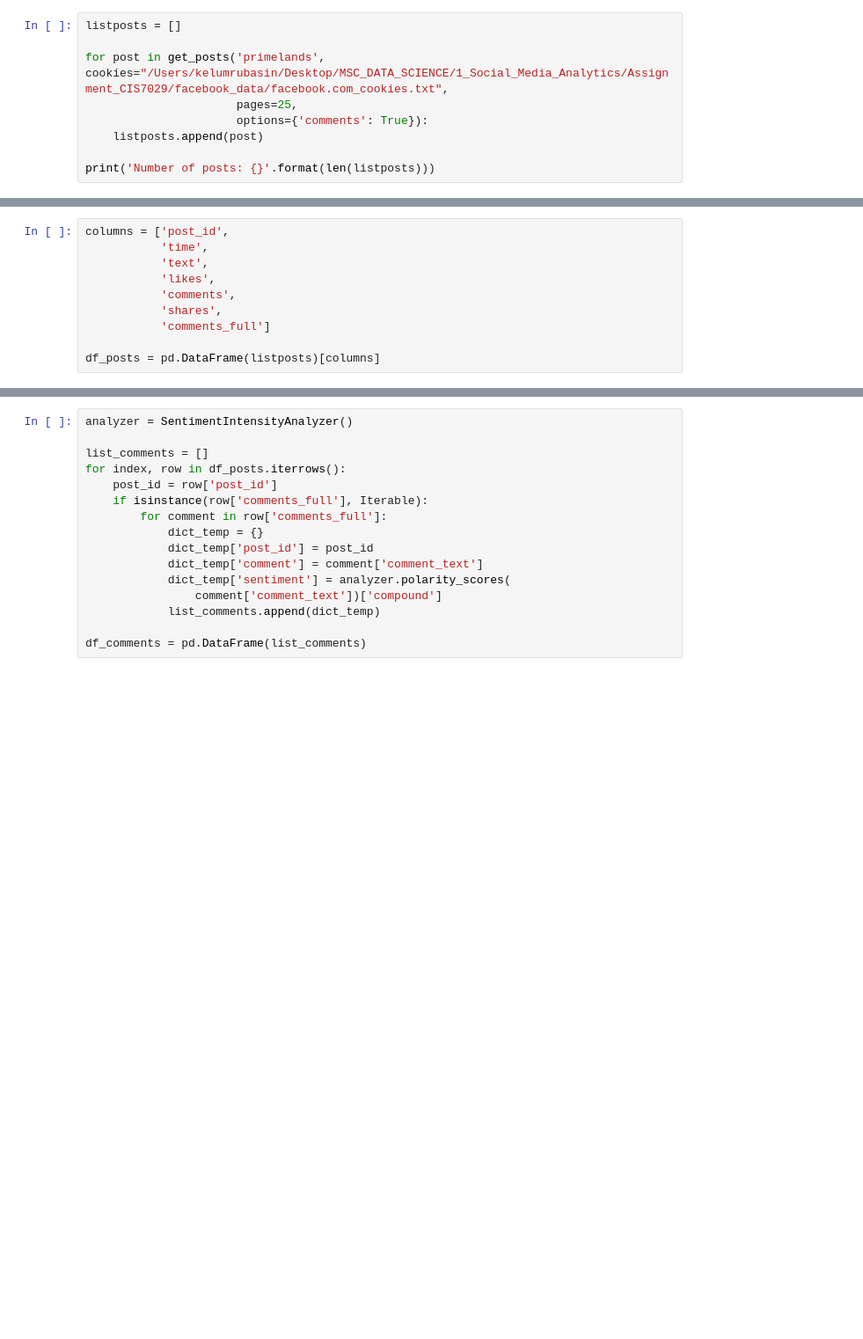
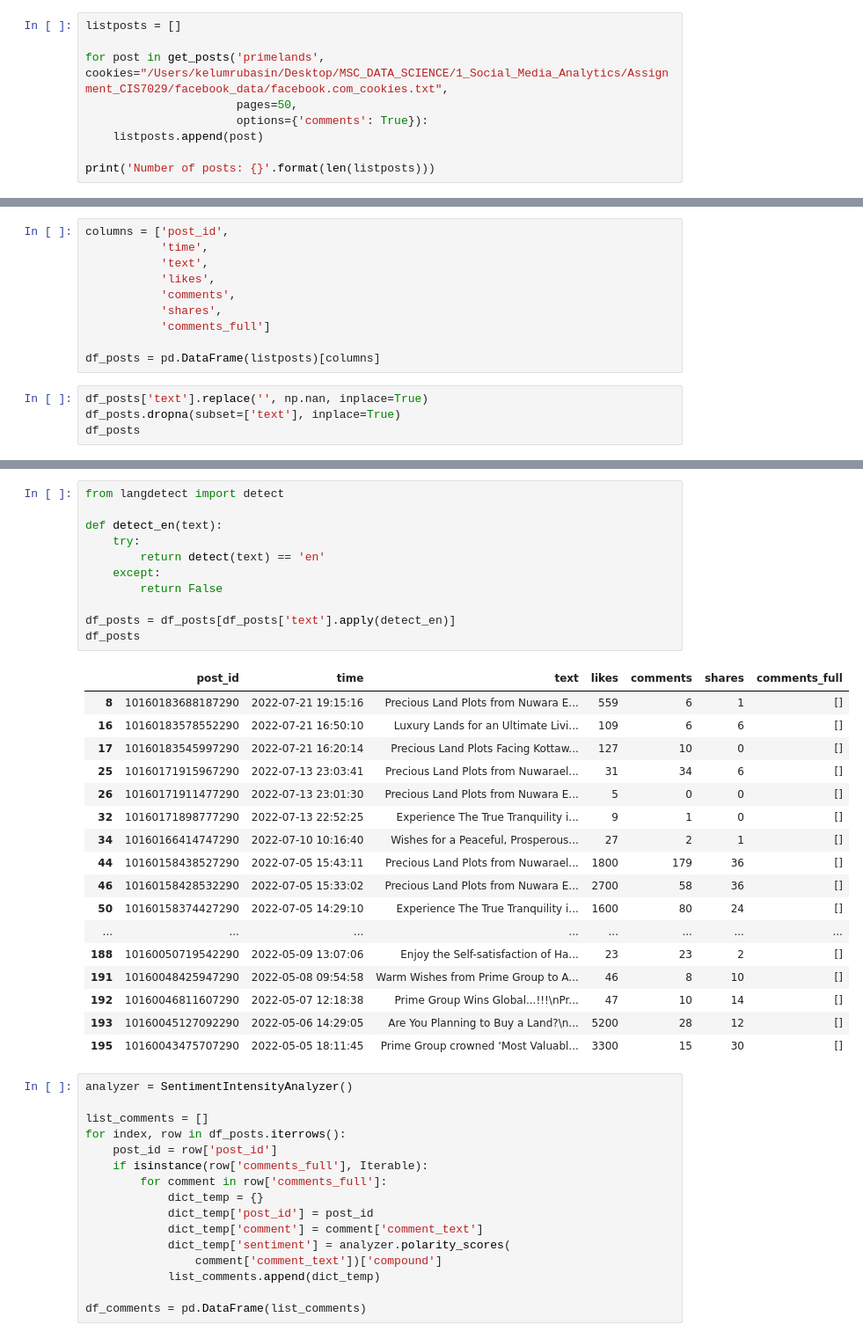
Before and after one commit to kelumKP/CIS7029, a Jupyter notebook: facebook_data/primelands.ipynb, the cells around one changed output, grey strips where cells are left out. Shown: that part at 88% size. Saved outputs shown, nothing was run; the diff lists cells and outputs as text; blank space fills up the shorter version.

```diff
--- a/facebook_data/primelands.ipynb
+++ b/facebook_data/primelands.ipynb
@@ -19,7 +19,7 @@ import statsmodels.api as sm
 listposts = []
 
 for post in get_posts('primelands', cookies="/Users/kelumrubasin/Desktop/MSC_DATA_SCIENCE/1_Social_Media_Analytics/Assignment_CIS7029/facebook_data/facebook.com_cookies.txt",
-                      pages=25,
+                      pages=50,
                       options={'comments': True}):
     listposts.append(post)
 
@@ -36,3 +36,7 @@ columns = ['post_id',
            'comments_full']
 
 df_posts = pd.DataFrame(listposts)[columns]
+# %%
+df_posts['text'].replace('', np.nan, inplace=True)
+df_posts.dropna(subset=['text'], inplace=True)
+df_posts
@@ -39,3 +57,32 @@ df_posts = pd.DataFrame(listposts)[columns]
+# %%
+from langdetect import detect
+
+def detect_en(text):
+    try:
+        return detect(text) == 'en'
+    except:
+        return False
+
+df_posts = df_posts[df_posts['text'].apply(detect_en)]
+df_posts
+# %% [output]
+|  | post_id | time | text | likes | comments | shares | comments_full |
+| 8 | 10160183688187290 | 2022-07-21 19:15:16 | Precious Land Plots from Nuwara E... | 559 | 6 | 1 | [] |
+| 16 | 10160183578552290 | 2022-07-21 16:50:10 | Luxury Lands for an Ultimate Livi... | 109 | 6 | 6 | [] |
+| 17 | 10160183545997290 | 2022-07-21 16:20:14 | Precious Land Plots Facing Kottaw... | 127 | 10 | 0 | [] |
+| 25 | 10160171915967290 | 2022-07-13 23:03:41 | Precious Land Plots from Nuwarael... | 31 | 34 | 6 | [] |
+| 26 | 10160171911477290 | 2022-07-13 23:01:30 | Precious Land Plots from Nuwara E... | 5 | 0 | 0 | [] |
+| 32 | 10160171898777290 | 2022-07-13 22:52:25 | Experience The True Tranquility i... | 9 | 1 | 0 | [] |
+| 34 | 10160166414747290 | 2022-07-10 10:16:40 | Wishes for a Peaceful, Prosperous... | 27 | 2 | 1 | [] |
+| 44 | 10160158438527290 | 2022-07-05 15:43:11 | Precious Land Plots from Nuwarael... | 1800 | 179 | 36 | [] |
+| 46 | 10160158428532290 | 2022-07-05 15:33:02 | Precious Land Plots from Nuwara E... | 2700 | 58 | 36 | [] |
+| 50 | 10160158374427290 | 2022-07-05 14:29:10 | Experience The True Tranquility i... | 1600 | 80 | 24 | [] |
+| ... | ... | ... | ... | ... | ... | ... | ... |
+| 188 | 10160050719542290 | 2022-05-09 13:07:06 | Enjoy the Self-satisfaction of Ha... | 23 | 23 | 2 | [] |
+| 191 | 10160048425947290 | 2022-05-08 09:54:58 | Warm Wishes from Prime Group to A... | 46 | 8 | 10 | [] |
+| 192 | 10160046811607290 | 2022-05-07 12:18:38 | Prime Group Wins Global...!!!\nPr... | 47 | 10 | 14 | [] |
+| 193 | 10160045127092290 | 2022-05-06 14:29:05 | Are You Planning to Buy a Land?\n... | 5200 | 28 | 12 | [] |
+| 195 | 10160043475707290 | 2022-05-05 18:11:45 | Prime Group crowned ‘Most Valuabl... | 3300 | 15 | 30 | [] |
 # %%
 analyzer = SentimentIntensityAnalyzer()
 
```
Also changed, not shown: parts of 10 cells of this notebook, 7 other files.
